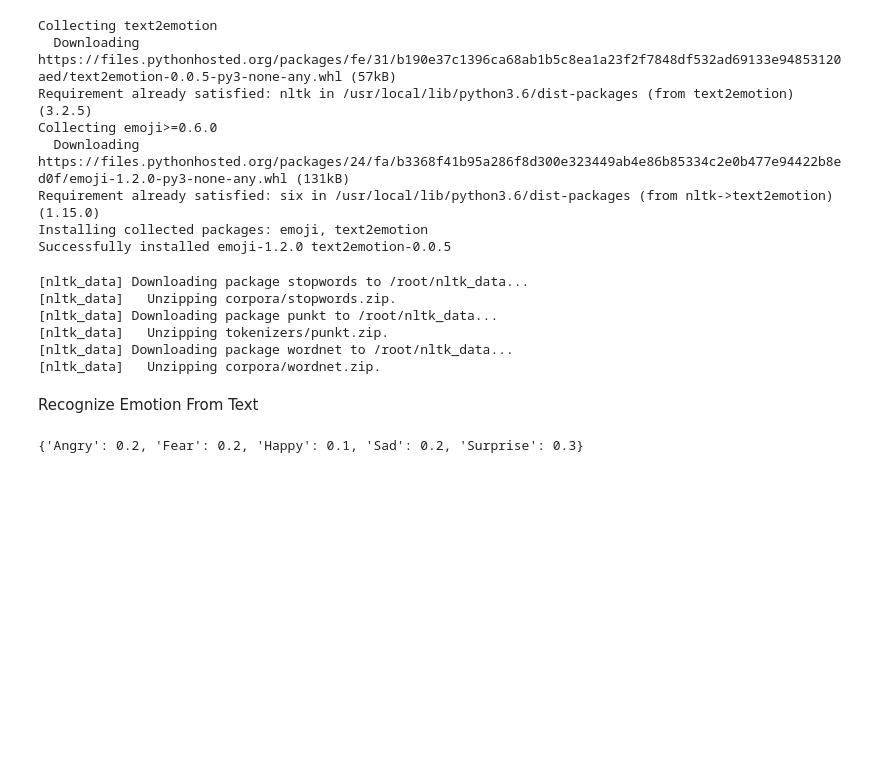
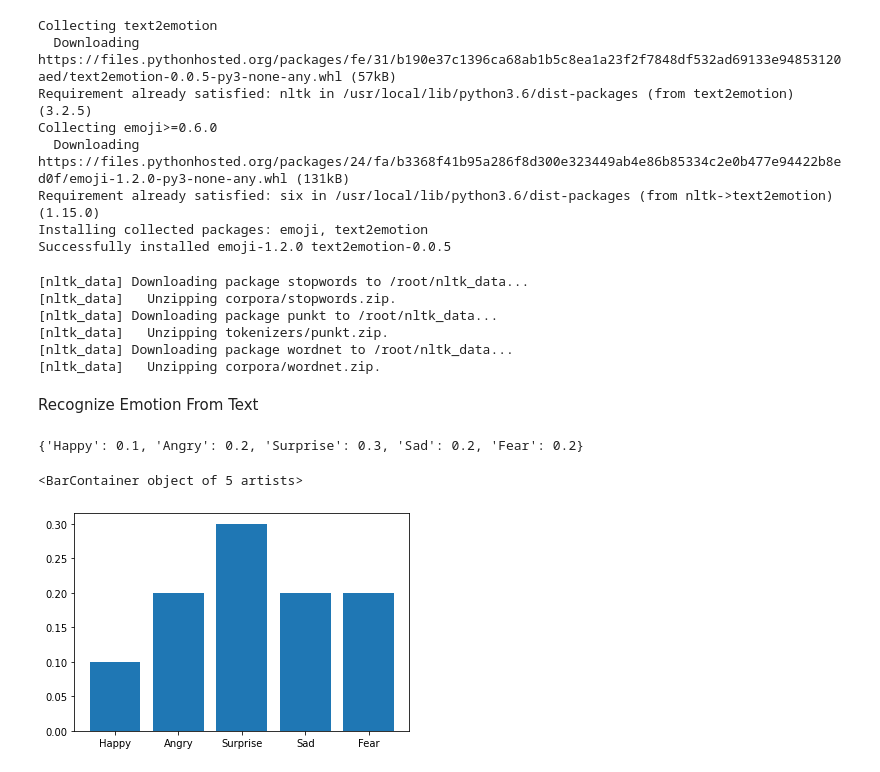
Before and after one commit to Tuurash/SentimentRecognition, a Jupyter notebook: EmotionDetectionMerged_Final.ipynb, the cells around one changed output. Saved outputs shown, nothing was run; the diff lists cells and outputs as text; code cells hidden in the pictures; blank space fills up the shorter version.

```diff
--- a/EmotionDetectionMerged_Final.ipynb
+++ b/EmotionDetectionMerged_Final.ipynb
@@ -468,6 +456,14 @@ import text2emotion as te
 Recognize Emotion From Text
 # %%
 text=open("/content/recognized.txt","r").read()
-te.get_emotion(text)
+text_result=te.get_emotion(text)
+
+print(text_result)
+
+keys = text_result.keys()
+values = text_result.values()
+plt.bar(keys, values)
 # %% [output]
-{'Angry': 0.2, 'Fear': 0.2, 'Happy': 0.1, 'Sad': 0.2, 'Surprise': 0.3}
+{'Happy': 0.1, 'Angry': 0.2, 'Surprise': 0.3, 'Sad': 0.2, 'Fear': 0.2}
+<BarContainer object of 5 artists>
+[figure, added]
```
Also changed, not shown: parts of 1 cell of this notebook.
